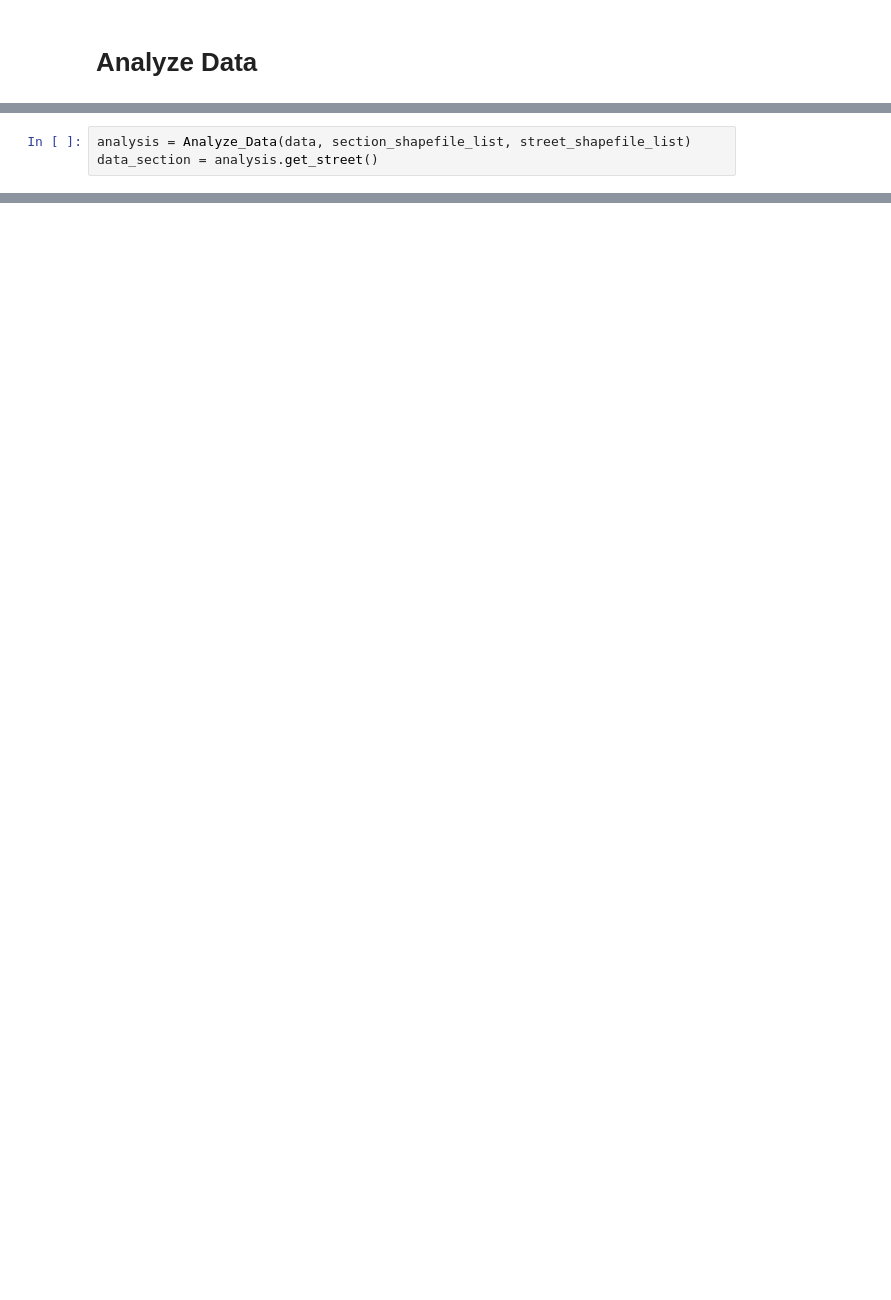
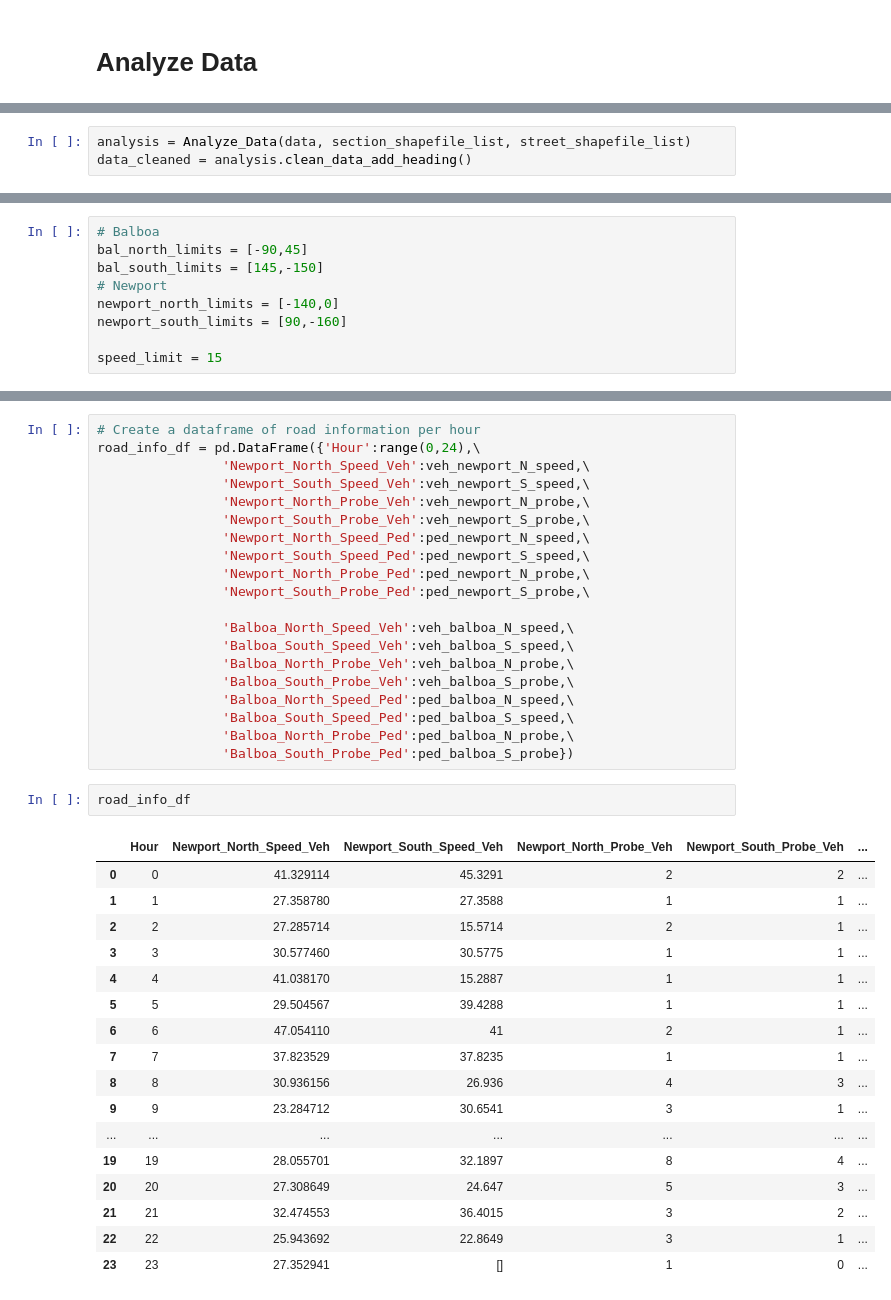
Before and after one commit to ZiningW/263-295-Project, a Jupyter notebook: Data_Analysis.ipynb, the cells around one changed output, grey strips where cells are left out. Cells and saved outputs as stored; diff of their text form; blank space fills up the shorter version.

Commit message:
cleaned up code format, added classes

```diff
--- a/Data_Analysis.ipynb
+++ b/Data_Analysis.ipynb
@@ -142,3 +261,3 @@ class Analyze_Data:
 # %%
 analysis = Analyze_Data(data, section_shapefile_list, street_shapefile_list)
-data_section = analysis.get_street()
+data_cleaned = analysis.clean_data_add_heading()
@@ -173,0 +266,9 @@ data_section
+# %%
+# Balboa
+bal_north_limits = [-90,45]
+bal_south_limits = [145,-150]
+# Newport
+newport_north_limits = [-140,0]
+newport_south_limits = [90,-160]
+
+speed_limit = 15
@@ -173,0 +325,40 @@ data_section
+# %%
+# Create a dataframe of road information per hour
+road_info_df = pd.DataFrame({'Hour':range(0,24),\
+                'Newport_North_Speed_Veh':veh_newport_N_speed,\
+                'Newport_South_Speed_Veh':veh_newport_S_speed,\
+                'Newport_North_Probe_Veh':veh_newport_N_probe,\
+                'Newport_South_Probe_Veh':veh_newport_S_probe,\
+                'Newport_North_Speed_Ped':ped_newport_N_speed,\
+                'Newport_South_Speed_Ped':ped_newport_S_speed,\
+                'Newport_North_Probe_Ped':ped_newport_N_probe,\
+                'Newport_South_Probe_Ped':ped_newport_S_probe,\
+
+                'Balboa_North_Speed_Veh':veh_balboa_N_speed,\
+                'Balboa_South_Speed_Veh':veh_balboa_S_speed,\
+                'Balboa_North_Probe_Veh':veh_balboa_N_probe,\
+                'Balboa_South_Probe_Veh':veh_balboa_S_probe,\
+                'Balboa_North_Speed_Ped':ped_balboa_N_speed,\
+                'Balboa_South_Speed_Ped':ped_balboa_S_speed,\
+                'Balboa_North_Probe_Ped':ped_balboa_N_probe,\
+                'Balboa_South_Probe_Ped':ped_balboa_S_probe})
+# %%
+road_info_df
+# %% [output]
+|  | Hour | Newport_North_Speed_Veh | Newport_South_Speed_Veh | Newport_North_Probe_Veh | Newport_South_Probe_Veh | ... |
+| 0 | 0 | 41.329114 | 45.3291 | 2 | 2 | ... |
+| 1 | 1 | 27.358780 | 27.3588 | 1 | 1 | ... |
+| 2 | 2 | 27.285714 | 15.5714 | 2 | 1 | ... |
+| 3 | 3 | 30.577460 | 30.5775 | 1 | 1 | ... |
+| 4 | 4 | 41.038170 | 15.2887 | 1 | 1 | ... |
+| 5 | 5 | 29.504567 | 39.4288 | 1 | 1 | ... |
+| 6 | 6 | 47.054110 | 41 | 2 | 1 | ... |
+| 7 | 7 | 37.823529 | 37.8235 | 1 | 1 | ... |
+| 8 | 8 | 30.936156 | 26.936 | 4 | 3 | ... |
+| 9 | 9 | 23.284712 | 30.6541 | 3 | 1 | ... |
+| ... | ... | ... | ... | ... | ... | ... |
+| 19 | 19 | 28.055701 | 32.1897 | 8 | 4 | ... |
+| 20 | 20 | 27.308649 | 24.647 | 5 | 3 | ... |
+| 21 | 21 | 32.474553 | 36.4015 | 3 | 2 | ... |
+| 22 | 22 | 25.943692 | 22.8649 | 3 | 1 | ... |
+| 23 | 23 | 27.352941 | [] | 1 | 0 | ... |
```
Also changed, not shown: parts of 9 cells of this notebook.
